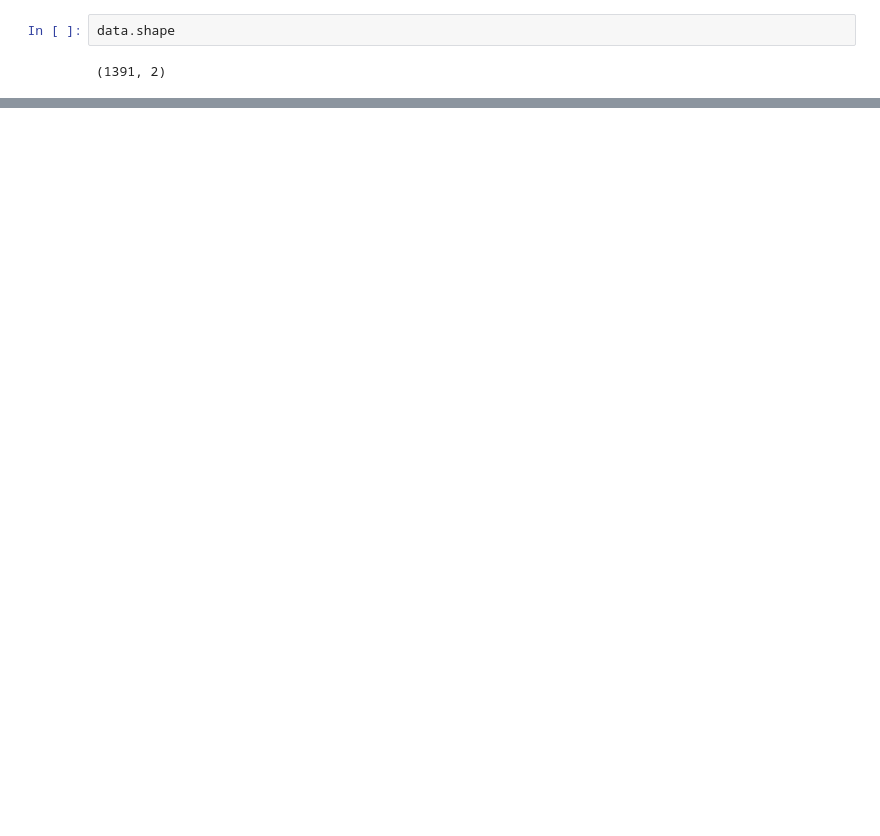
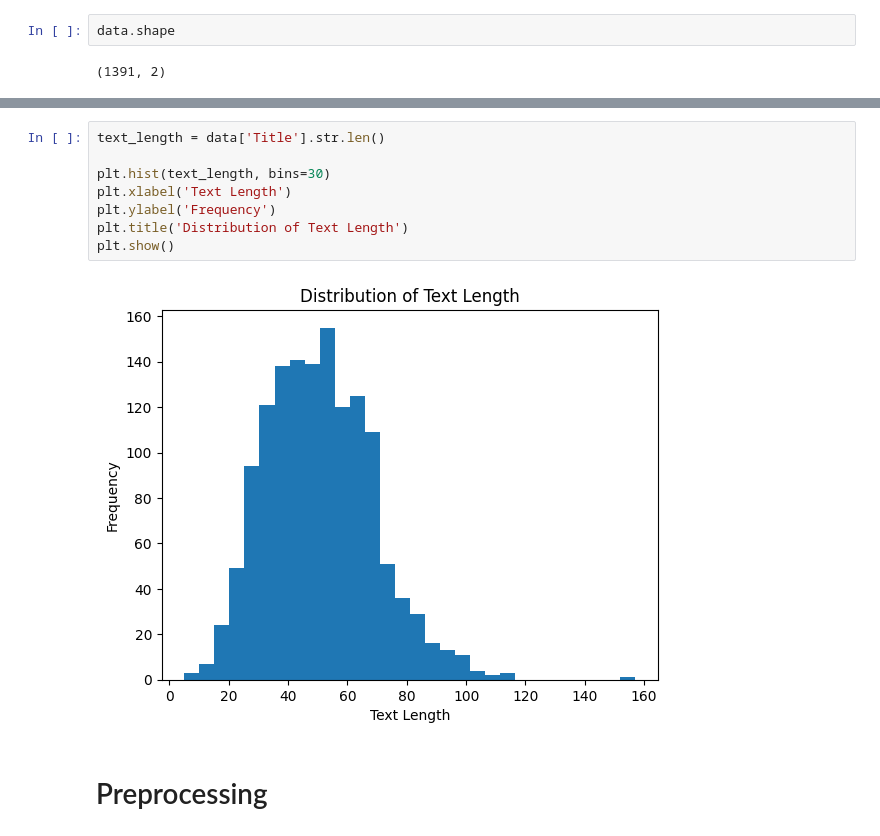
Before and after one commit to krzychuszala/myFirstRag, a Jupyter notebook: nokia.ipynb, the cells around one changed output, grey strips where cells are left out. Drawn from its saved outputs; the diff is of its cells as text; blank space fills up the shorter version.

```diff
--- a/nokia.ipynb
+++ b/nokia.ipynb
@@ -19,0 +49,12 @@ data.shape
+# %%
+text_length = data['Title'].str.len()
+
+plt.hist(text_length, bins=30)
+plt.xlabel('Text Length')
+plt.ylabel('Frequency')
+plt.title('Distribution of Text Length')
+plt.show()
+# %% [output]
+[figure, added]
+# %% [markdown]
+# Preprocessing
```
Also changed, not shown: parts of 12 cells of this notebook.
